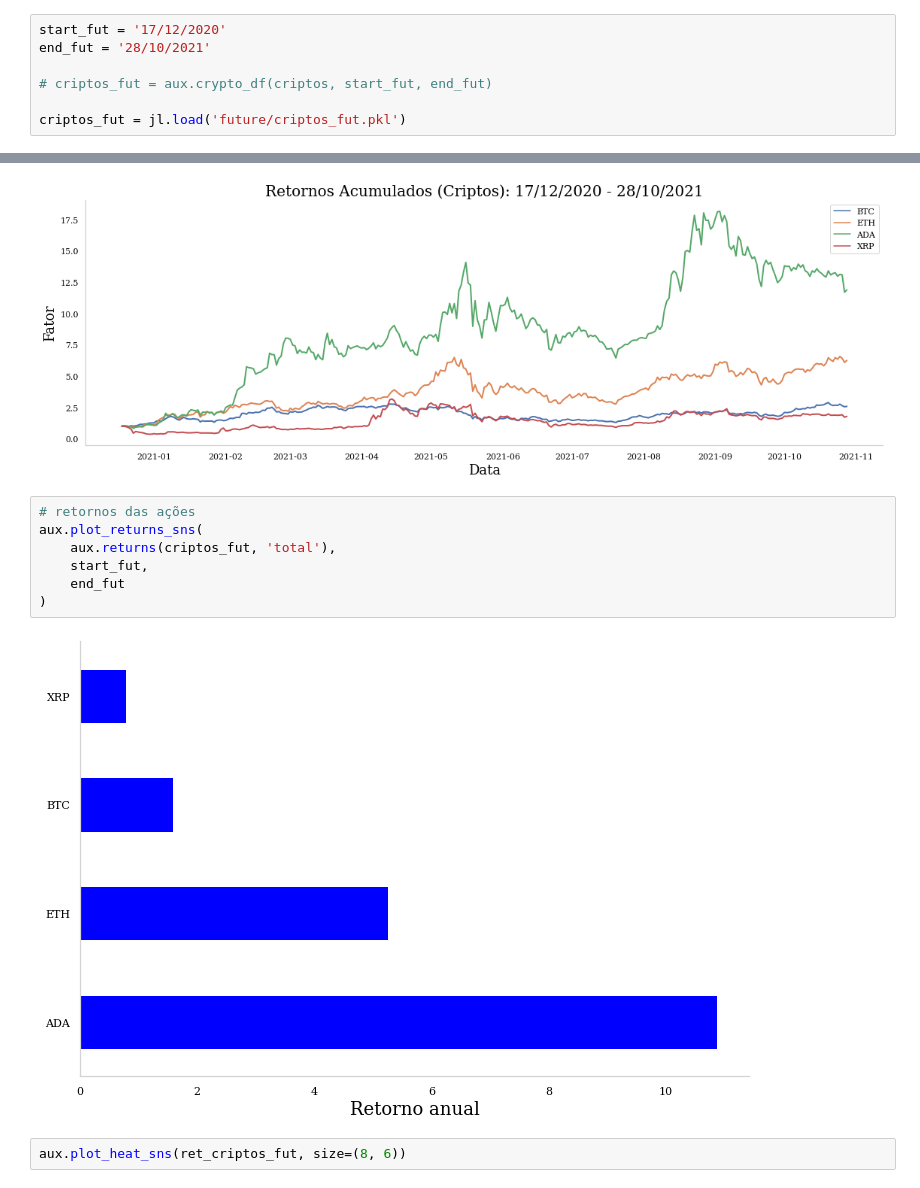
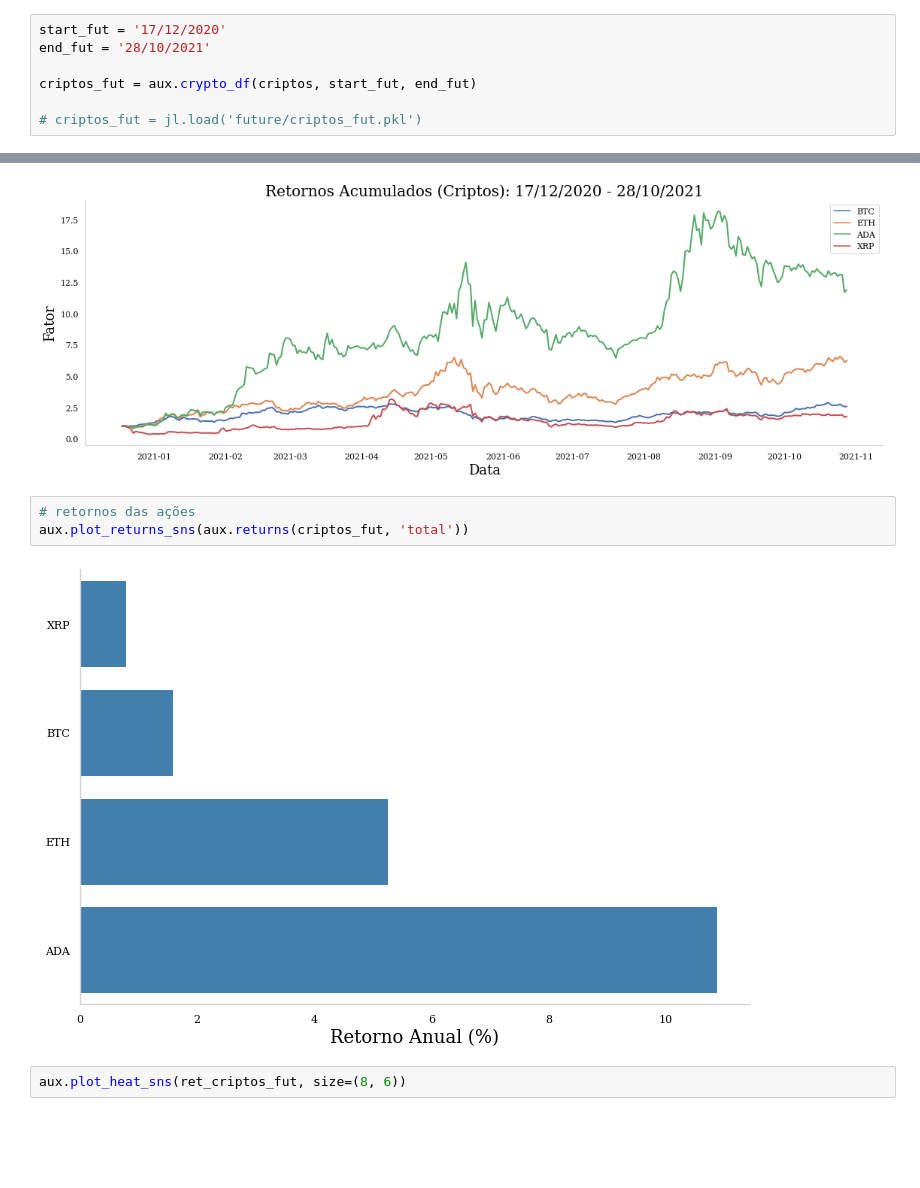
Before and after one commit to savimf/main_portfolio, a Jupyter notebook: Carteira_Analise_A/carteira_analise_A.ipynb, the cells around one changed output, grey strips where cells are left out. Cells and saved outputs as stored; diff of their text form; blank space fills up the shorter version.

```diff
--- a/Carteira_Analise_A/carteira_analise_A.ipynb
+++ b/Carteira_Analise_A/carteira_analise_A.ipynb
@@ -1677,9 +1684,9 @@ Hipótese nula rejeitada: a distribuição não é normal.
 start_fut = '17/12/2020'
 end_fut = '28/10/2021'
 
-# criptos_fut = aux.crypto_df(criptos, start_fut, end_fut)
+criptos_fut = aux.crypto_df(criptos, start_fut, end_fut)
 
-criptos_fut = jl.load('future/criptos_fut.pkl')
+# criptos_fut = jl.load('future/criptos_fut.pkl')
 # %%
 # retornos diários
 ret_criptos_fut = aux.returns(criptos_fut)
@@ -1699,13 +1706,9 @@ aux.plot_lines_sns(ret_criptos_fut_acm, titles)
 [figure]
 # %%
 # retornos das ações
-aux.plot_returns_sns(
-    aux.returns(criptos_fut, 'total'),
-    start_fut,
-    end_fut
-)
+aux.plot_returns_sns(aux.returns(criptos_fut, 'total'))
 # %% [output]
-[figure, old version]
+[figure, new version]
 # %%
 aux.plot_heat_sns(ret_criptos_fut, size=(8, 6))
 # %% [output]
```
Also changed, not shown: parts of 60 cells of this notebook.
